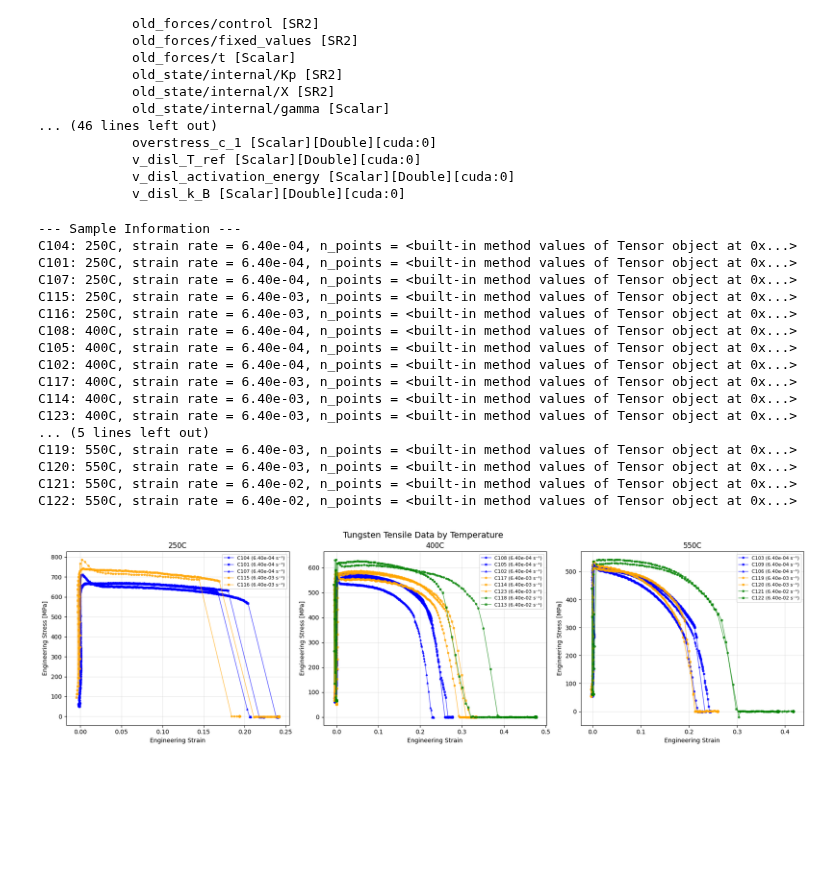
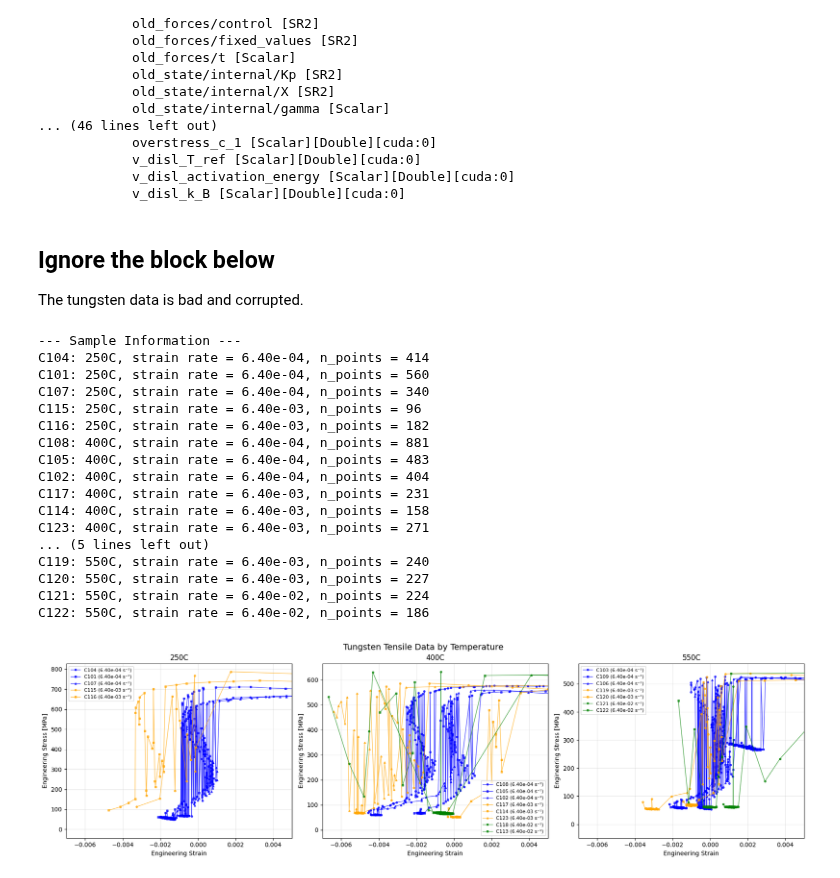
Before and after one commit to ColinMG2/neml2, a Jupyter notebook: cmg_projects/new_deterministic.ipynb, the cells around one changed output. Drawn from its saved outputs; the diff is of its cells as text; code cells hidden in the pictures; blank space fills up the shorter version.

```diff
--- a/cmg_projects/new_deterministic.ipynb
+++ b/cmg_projects/new_deterministic.ipynb
@@ -101,6 +101,9 @@ Input:      G [Scalar]
             v_disl_T_ref [Scalar][Double][cuda:0]
             v_disl_activation_energy [Scalar][Double][cuda:0]
             v_disl_k_B [Scalar][Double][cuda:0]
+# %% [markdown]
+## Ignore the block below
+The tungsten data is bad and corrupted.
 # %%
 path = '/home/colinmoose/neml2/cmg_projects/tensile_data/W_tensile_data'
 
@@ -201,47 +204,47 @@ for idx, temp_label in enumerate(temps):
     colors = {6.4e-4: 'blue', 6.4e-3: 'orange', 6.4e-2: 'green'}
     markers = ['o', 's', '^', 'v', '<', '>', 'd', 'p']
 
     for sr_idx, (strain_rate, samples) in enumerate(sorted(strain_rate_groups.items(), key=lambda x: x[0] if x[0] else 0)):
         for sample_idx, sample in enumerate(samples):
             strain_np = sample['strain'].cpu().numpy()
             stress_np = sample['stress'].cpu().numpy()
 
             sr_label = f"{strain_rate:.2e} s⁻¹" if strain_rate else "Unknown"
             label = f"{sample['sample']} ({sr_label})"
             color = colors.get(strain_rate, 'gray')
             marker = markers[sample_idx % len(markers)]
 
             ax.plot(strain_np, stress_np,
                    marker=marker, markersize=3, linestyle='-',
                    color=color, alpha=0.7, linewidth=1,
                    label=label)
 
     ax.set_xlabel('Engineering Strain')
     ax.set_ylabel('Engineering Stress [MPa]')
-    # ax.set_xlim([-0.007, 0.005])
+    ax.set_xlim([-0.007, 0.005])
     ax.set_title(f'{temp_label}')
     ax.legend(fontsize=8, loc='best')
     ax.grid(True, alpha=0.3)
 
 plt.tight_layout()
 plt.suptitle('Tungsten Tensile Data by Temperature', y=1.02, fontsize=14)
 plt.show()
 # %% [output]
 --- Sample Information ---
-C104: 250C, strain rate = 6.40e-04, n_points = <built-in method values of Tensor object at 0x...>
-C101: 250C, strain rate = 6.40e-04, n_points = <built-in method values of Tensor object at 0x...>
-C107: 250C, strain rate = 6.40e-04, n_points = <built-in method values of Tensor object at 0x...>
-C115: 250C, strain rate = 6.40e-03, n_points = <built-in method values of Tensor object at 0x...>
-C116: 250C, strain rate = 6.40e-03, n_points = <built-in method values of Tensor object at 0x...>
-C108: 400C, strain rate = 6.40e-04, n_points = <built-in method values of Tensor object at 0x...>
-C105: 400C, strain rate = 6.40e-04, n_points = <built-in method values of Tensor object at 0x...>
-C102: 400C, strain rate = 6.40e-04, n_points = <built-in method values of Tensor object at 0x...>
-C117: 400C, strain rate = 6.40e-03, n_points = <built-in method values of Tensor object at 0x...>
-C114: 400C, strain rate = 6.40e-03, n_points = <built-in method values of Tensor object at 0x...>
-C123: 400C, strain rate = 6.40e-03, n_points = <built-in method values of Tensor object at 0x...>
+C104: 250C, strain rate = 6.40e-04, n_points = 414
+C101: 250C, strain rate = 6.40e-04, n_points = 560
+C107: 250C, strain rate = 6.40e-04, n_points = 340
+C115: 250C, strain rate = 6.40e-03, n_points = 96
+C116: 250C, strain rate = 6.40e-03, n_points = 182
+C108: 400C, strain rate = 6.40e-04, n_points = 881
+C105: 400C, strain rate = 6.40e-04, n_points = 483
+C102: 400C, strain rate = 6.40e-04, n_points = 404
+C117: 400C, strain rate = 6.40e-03, n_points = 231
+C114: 400C, strain rate = 6.40e-03, n_points = 158
+C123: 400C, strain rate = 6.40e-03, n_points = 271
 ... (5 lines left out)
-C119: 550C, strain rate = 6.40e-03, n_points = <built-in method values of Tensor object at 0x...>
-C120: 550C, strain rate = 6.40e-03, n_points = <built-in method values of Tensor object at 0x...>
-C121: 550C, strain rate = 6.40e-02, n_points = <built-in method values of Tensor object at 0x...>
-C122: 550C, strain rate = 6.40e-02, n_points = <built-in method values of Tensor object at 0x...>
+C119: 550C, strain rate = 6.40e-03, n_points = 240
+C120: 550C, strain rate = 6.40e-03, n_points = 227
+C121: 550C, strain rate = 6.40e-02, n_points = 224
+C122: 550C, strain rate = 6.40e-02, n_points = 186
-[figure, old version]
+[figure, new version]
```
Also changed, not shown: parts of 8 cells of this notebook, 6 other files.
